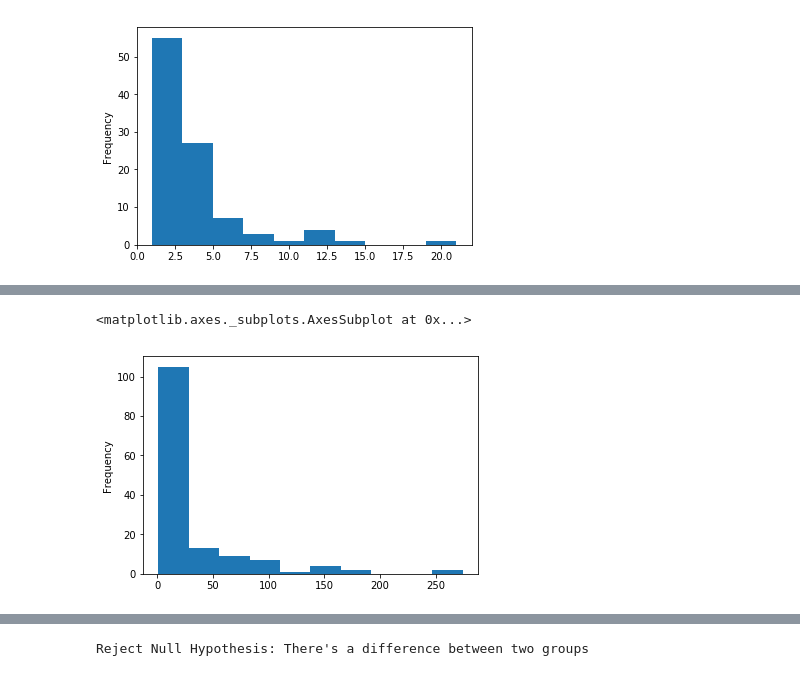
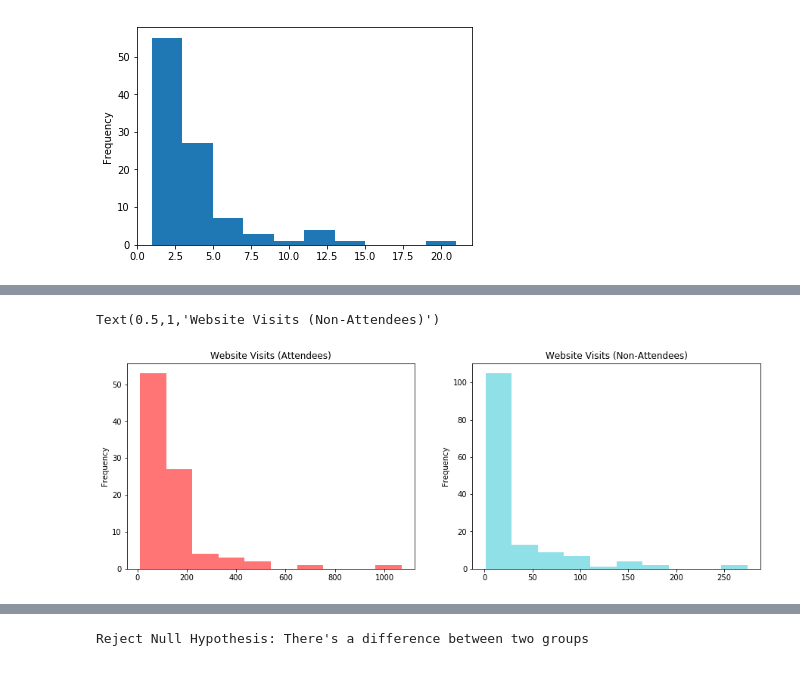
Before and after one commit to mikinomura/DS-1.1-Data-Analysis, a Jupyter notebook: MyWorks/Final-Project-Application-Data-2018.ipynb, the cells around one changed output, grey strips where cells are left out. Drawn from its saved outputs; the diff is of its cells as text; code cells hidden in the pictures.

```diff
--- a/MyWorks/Final-Project-Application-Data-2018.ipynb
+++ b/MyWorks/Final-Project-Application-Data-2018.ipynb
@@ -277,5 +342,9 @@ x1.plot.hist()
-# %%
-x2.plot.hist()
-# %% [output]
-<matplotlib.axes._subplots.AxesSubplot at 0x...>
-[figure, removed]
+# %%
+# Histgram of visits
+fig, axs = plt.subplots(1,2,figsize=(15,5))
+
+x1.plot.hist(ax=axs[0], color='#ff7474').set_title("Website Visits (Attendees)")
+x2.plot.hist(ax=axs[1], color="#8fe1e7").set_title("Website Visits (Non-Attendees)")
+# %% [output]
+Text(0.5,1,'Website Visits (Non-Attendees)')
+[figure, added]
```
Also changed, not shown: parts of 43 cells of this notebook, 2 other files.
